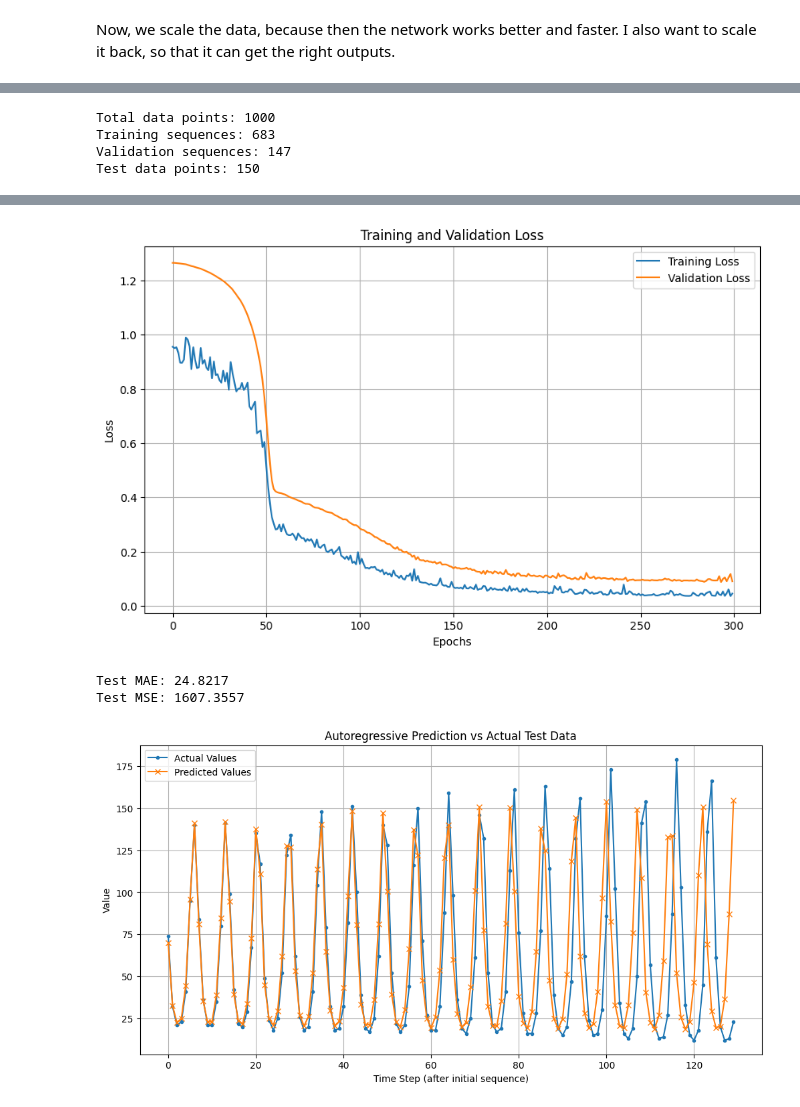
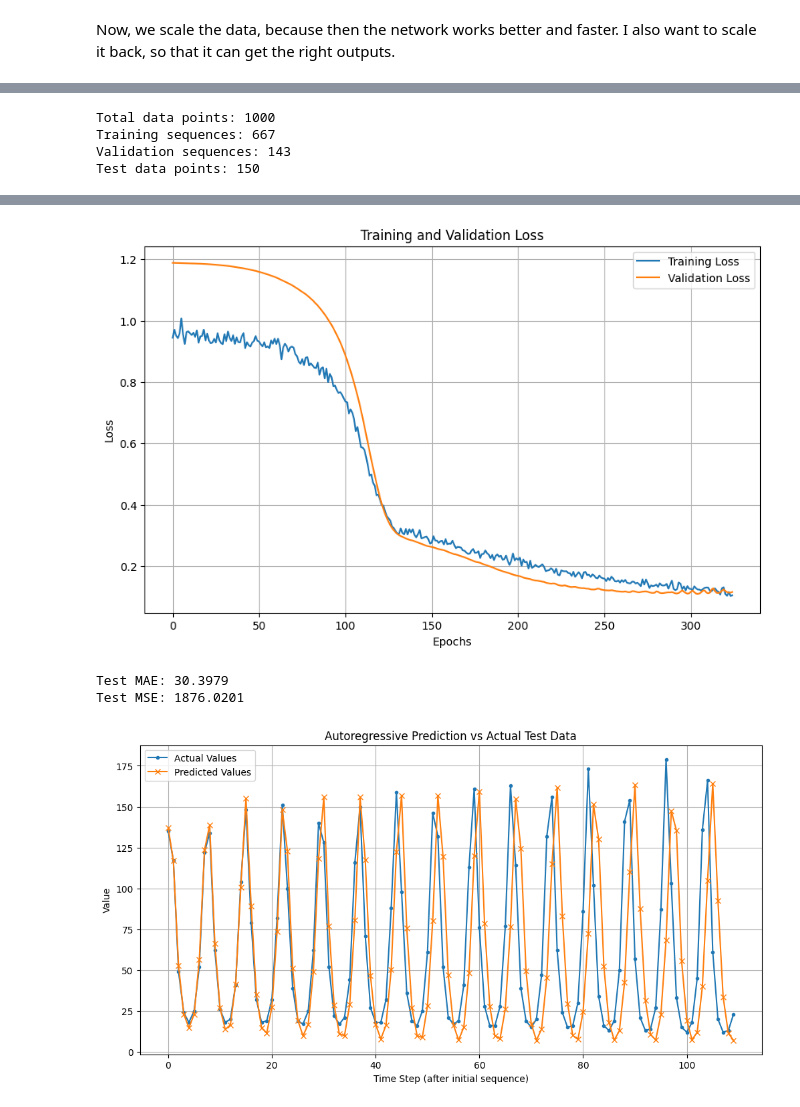
Before and after one commit to alexamirejibi/laser-prediction, a Jupyter notebook: Alex_RNN programming assignment.ipynb, the cells around one changed output, grey strips where cells are left out. Drawn from its saved outputs; the diff is of its cells as text; code cells hidden in the pictures.

Commit message:
Update LSTM model parameters and training loop with early stopping. Adjusted sequence length, batch size, and modified training epochs to 1000. Updated training and validation loss outputs.

```diff
--- a/Alex_RNN programming assignment.ipynb
+++ b/Alex_RNN programming assignment.ipynb
@@ -86,7 +86,7 @@ Max value: 4.16430570013708
 # %%
 from torch.utils.data import TensorDataset, DataLoader
 #Now we want to create sequences from our data, then split into training, validation, and test sets
-seq_len = 20
+seq_len = 40
 
 #Define the function that retrieves the sequences:
 def create_sequences(data, seq_len):
@@ -136,7 +136,7 @@ train_dataset, val_dataset = torch.utils.data.random_split(
 )
 
 # Create DataLoaders for training and validation
-batch_size = 128
+batch_size = 256
 train_loader = DataLoader(train_dataset, batch_size=batch_size, shuffle=True)
 val_loader = DataLoader(val_dataset, batch_size=batch_size, shuffle=False)
 
@@ -149,15 +149,15 @@ print(f"Validation sequences: {val_size}")
 print(f"Test data points: {len(test_data)}")
 # %% [output]
 Total data points: 1000
-Training sequences: 683
-Validation sequences: 147
+Training sequences: 667
+Validation sequences: 143
 Test data points: 150
 # %%
 #making the LSTM
 class LSTMModel(nn.Module):
-    def __init__(self, input_size=1, hidden_size=64, num_layers=1):
+    def __init__(self, input_size=1, hidden_size=64, num_layers=1, dropout=0.2):
         super().__init__()
-        self.lstm = nn.LSTM(input_size, hidden_size, num_layers, batch_first=True)
+        self.lstm = nn.LSTM(input_size, hidden_size, num_layers, batch_first=True, dropout=dropout if num_layers > 1 else 0)
         self.fc = nn.Linear(hidden_size, 1)
 
     def forward(self, x):
@@ -167,16 +167,19 @@ class LSTMModel(nn.Module):
         return out
 # %%
 device = torch.device('cuda' if torch.cuda.is_available() else 'cpu')
-model = LSTMModel(hidden_size=64, num_layers=1).to(device)
+model = LSTMModel(hidden_size=32, num_layers=2, dropout=0.1).to(device)
 criterion = nn.MSELoss()
 optimizer = torch.optim.Adam(model.parameters(), lr=0.0001)
 
-#training loop
-num_epochs = 300
+# training loop with early stopping
+num_epochs = 1000
 train_losses, val_losses = [], []
 best_val_loss = float('inf')
 best_model_state = None
 best_epoch = -1
+patience = 20  # number of epochs to wait for improvement
+counter = 0  # counter for patience
+
 for epoch in range(num_epochs):
     # train
     model.train()
@@ -206,14 +209,21 @@ for epoch in range(num_epochs):
     train_losses.append(train_loss)
     val_losses.append(val_loss)
 
-    # save the best model
+    # save the best model and check for early stopping
     if val_loss < best_val_loss:
         best_epoch = epoch
         best_val_loss = val_loss
         best_model_state = model.state_dict().copy()
+        counter = 0  # reset counter
         print(f"Epoch {epoch+1}/{num_epochs} - Train Loss: {train_loss:.4f} - Val Loss: {val_loss:.4f} (Best Model Saved)")
     else:
+        counter += 1  # increment counter
         print(f"Epoch {epoch+1}/{num_epochs} - Train Loss: {train_loss:.4f} - Val Loss: {val_loss:.4f}")
+
+    # early stopping check
+    if counter >= patience:
+        print(f"Early stopping triggered after {epoch+1} epochs")
+        break
 
 # load best model
 model.load_state_dict(best_model_state)
@@ -294,4 +304,4 @@ Best validation loss: 0.0874 for epoch 293
-[figure, old version]
+[figure, new version]
-Test MAE: 24.8217
-Test MSE: 1607.3557
+Test MAE: 30.3979
+Test MSE: 1876.0201
-[figure, old version]
+[figure, new version]
```
Also changed, not shown: parts of 1 cell of this notebook.
